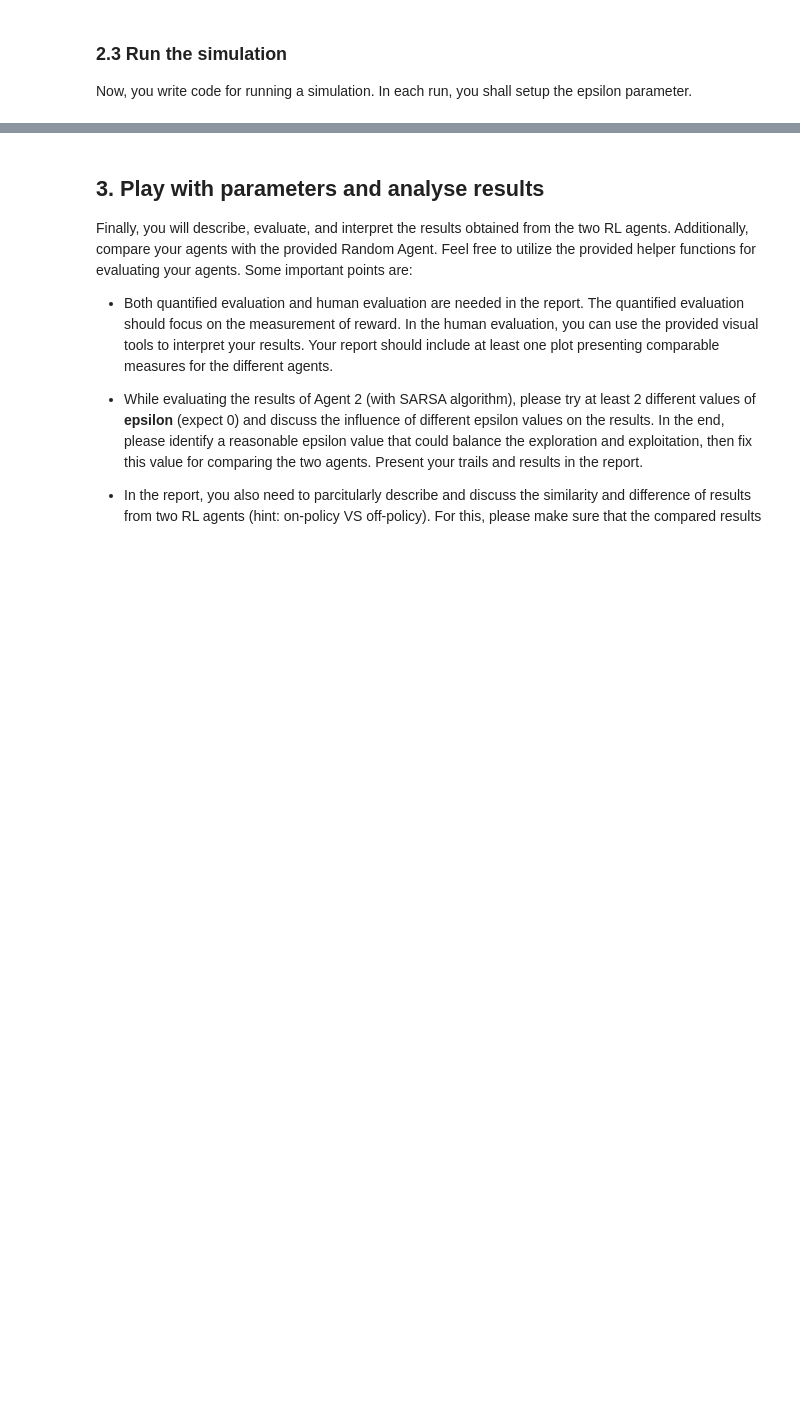
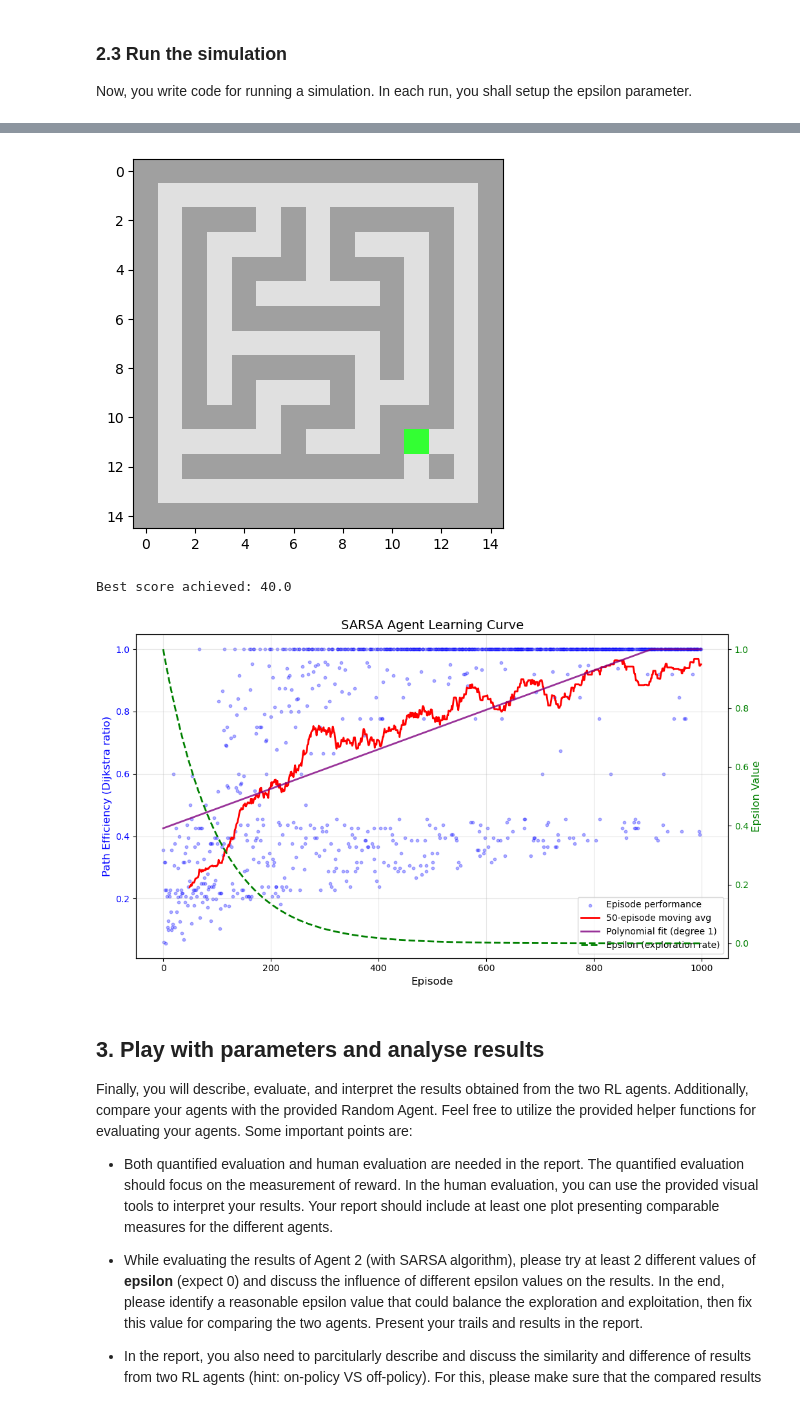
Before and after one commit to edogeensen/APML-OPDRACHT-3, a Jupyter notebook: Assignment_3.ipynb, the cells around one changed output, grey strips where cells are left out. Cells and saved outputs as stored; diff of their text form; code cells hidden in the pictures; blank space fills up the shorter version.

```diff
--- a/Assignment_3.ipynb
+++ b/Assignment_3.ipynb
@@ -347,5 +390,5 @@ plt.show()
 # %%
-# Agent 2 - SARSA (learning)
+# Agent 2 - SARSA
 class Agent2():
     def __init__(self,
                  env: TaskEnv,
@@ -369,10 +412,9 @@ class Agent2():
         find_max_val = np.where(self.q_table[x, y, :] == max_val)
         return np.random.choice(find_max_val[0])
 
-    def learn(self, state, action, next_state, reward, done):
+    def learn(self, state, action, next_state, next_action, reward, done):
         x, y = state
         next_x, next_y = next_state
-        next_action = self.select_action(next_state)
         next_q = self.q_table[next_x, next_y, next_action]
 
         td_target = reward + self.gamma * next_q * (1 - int(done))
@@ -408,3 +423,65 @@ plt.show()
+# %%
+def agent_2_learn(start_epsilon, epsilon_decay, episodes, gamma = 0.9, min_epsilon=0, env=None):
+    if env is None:
+        env = TaskEnv()
+    agent = Agent2(env, discount_factor=gamma)
+
+    agent.epsilon = start_epsilon
+    n_episodes = episodes
+
+    ratios = []
+    epsilons = []
+
+    best_episode_score = float('-inf')
+    best_episode_frames = []
+    best_episode_epsilon = agent.epsilon
+
+    for episode in range(n_episodes):
+        state = env.reset()
+        dijkstra = calculate_dijkstra_length(env)
+        done = False
+        frames = []
+        num_actions = 0
+
+        epsilons.append(agent.epsilon)
+
+        action = agent.select_action(state)
+
+        while not done:
+            next_state, reward, done, _ = env.step(action)
+            num_actions += 1
+            frames.append(env.render("rgb_array"))
+
+            next_action = agent.select_action(next_state) if not done else 0
+
+            agent.learn(state, action, next_state, next_action, reward, done)
+
+            state = next_state
+            action = next_action
+
+        ratio = dijkstra / num_actions
+        ratios.append(ratio)
+        score = ratio * reward * dijkstra
+
+        if score > best_episode_score:
+            best_episode_score = score
+            best_episode_frames = frames.copy()
+            best_episode_epsilon = agent.epsilon
+
+        agent.epsilon = max(min_epsilon, agent.epsilon * (1 - epsilon_decay))
+
+    return best_episode_frames, best_episode_score, best_episode_epsilon, ratios, epsilons
+
+frames, best_episode_score, best_episode_epsilon, ratios, epsilons = agent_2_learn(start_epsilon=1, epsilon_decay=0.01, episodes=1000)
+animate_run(frames)
+plt.show()
+print(f"Best score achieved: {best_episode_score}")
+
+plot_learning_curve(ratios, epsilons, window_size=50, title='SARSA Agent Learning Curve')
+# %% [output]
+[figure, added]
+Best score achieved: 40.0
+[figure, added]
 # %% [markdown]
  ## 3. Play with parameters and analyse results
 
```
Also changed, not shown: parts of 16 cells of this notebook.
